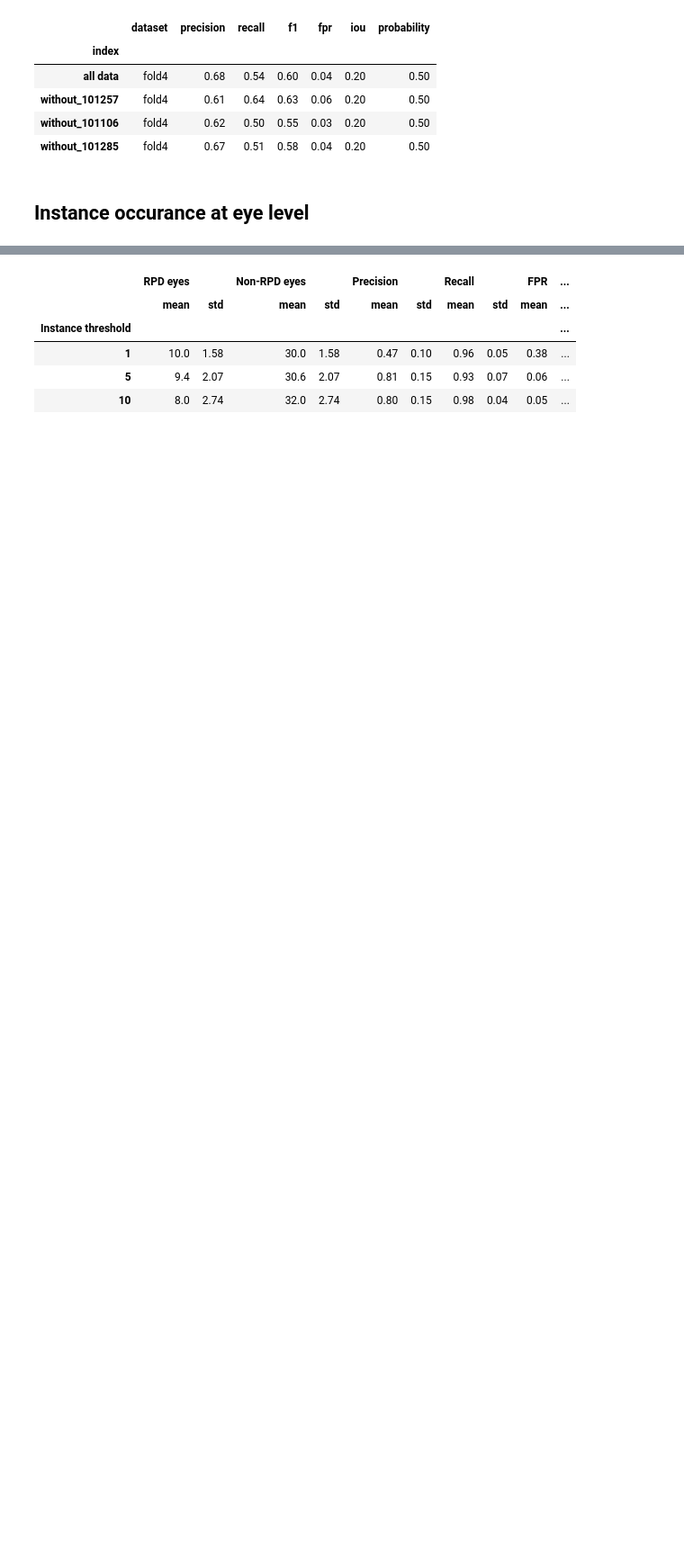
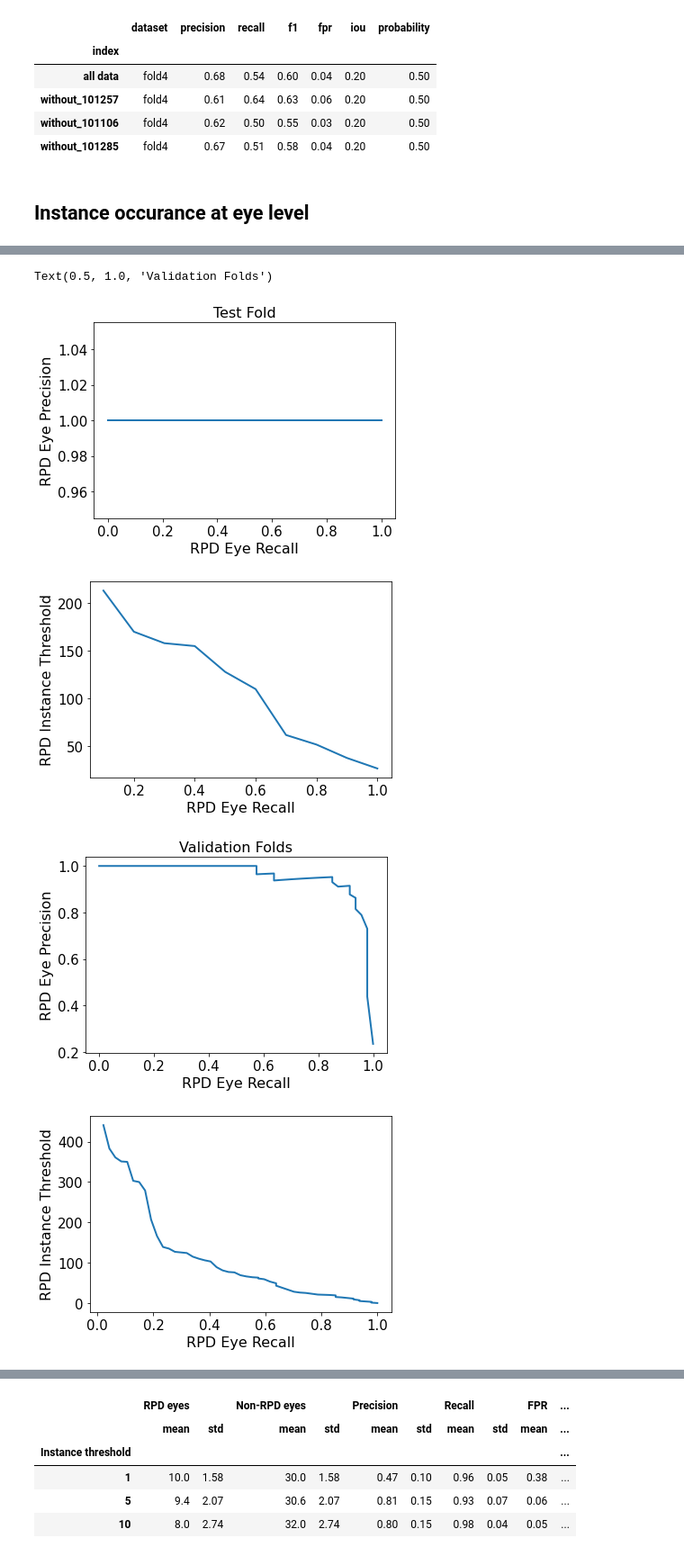
Before and after one commit to uw-biomedical-ml/detectron2-rpd-yb, a Jupyter notebook: runEvaluateClass.ipynb, the cells around one changed output, grey strips where cells are left out. Shown at 90% size. Saved outputs shown, nothing was run; the diff lists cells and outputs as text; code cells hidden in the pictures; blank space fills up the shorter version.

```diff
--- a/runEvaluateClass.ipynb
+++ b/runEvaluateClass.ipynb
@@ -376,0 +377,18 @@ fig.tight_layout()
+# %%
+#validation folds precsion recall
+
+RPDplt = CreatePlotsRPD.initfromcsv(os.path.join('output_test','dfimg_test.csv'))
+dffold = RPDplt.dfpts
+dffold
+fig, ax = plt.subplots(1,1)
+ap_test,prc_test = RPDplt.eye_level_prc(dffold,gt_thresh=5,ax=ax)
+ax.set_title('Test Fold')
+fig, ax = plt.subplots(1,1)
+ap_folds, prc_folds = RPDplt.eye_level_prc(df,gt_thresh=5,ax=ax)
+ax.set_title('Validation Folds')
+# %% [output]
+Text(0.5, 1.0, 'Validation Folds')
+[figure, added]
+[figure, added]
+[figure, added]
+[figure, added]
```
Also changed, not shown: parts of 4 cells of this notebook, 2 other files.
